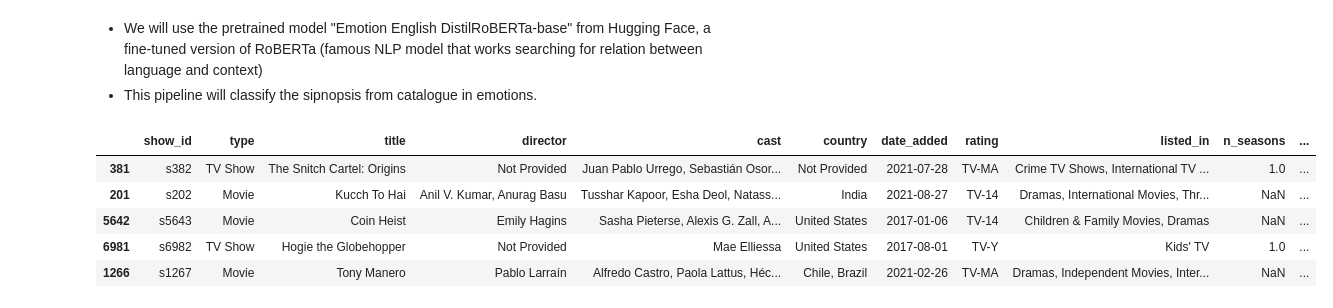
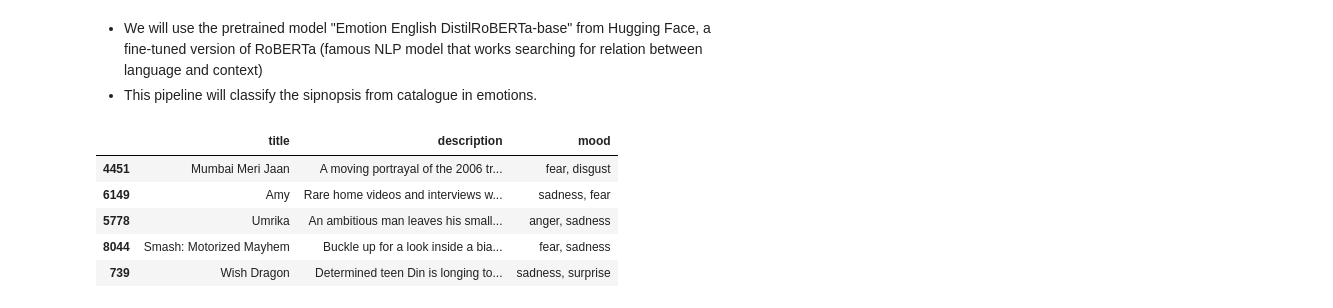
Before and after one commit to TonioDominguez/Netflix_mood_recommender, a Jupyter notebook: Sentiment_Analysis_Model.ipynb, the cells around one changed output. Saved outputs shown, nothing was run; the diff lists cells and outputs as text; code cells hidden in the pictures.

Commit message:
up2date

```diff
--- a/Netflx_mood_recommender.ipynb
+++ b/Sentiment_Analysis_Model.ipynb
@@ -68,6 +69,7 @@ tokenizer = AutoTokenizer.from_pretrained(MODEL)
 model = AutoModelForSequenceClassification.from_pretrained(MODEL)
 # %%
 # Define a function that tokenize all sypnosis, apply the pretrained model and finally obtain the sentiment mood label
+# We will save two sentiments per title. Neutral sentiment will be omitted.
 
 def mooder(text):
     encoded_text = tokenizer(text, return_tensors="pt")
@@ -85,7 +87,7 @@ def mooder(text):
     sorted_scores = sorted(sc_label.items(), key= lambda item: item[1], reverse=True)
     top_moods = []
     for mood, score in sorted_scores:
-        if mood != "neutral" and score > 1.5:
+        if mood != "neutral":
             top_moods.append(mood)
         if len(top_moods) == 2:
             break
@@ -95,14 +97,18 @@ def mooder(text):
 # Create a new column that matches emotion with each entry
 
 df["mood"] = df["description"].apply(mooder)
+# %%
+# This new column contains a list of labels for each entry, let's transform them into a string of words for better processing
+
+df["mood"] = df["mood"].apply(lambda x: ", ".join(x))
 # %%
 # Check the df updated with moods
 
-df.sample(5)
+df[["title","description","mood"]].sample(5)
 # %% [output]
-|  | show_id | type | title | director | cast | country | date_added | rating | listed_in | n_seasons | ... |
-| 381 | s382 | TV Show | The Snitch Cartel: Origins | Not Provided | Juan Pablo Urrego, Sebastián Osor... | Not Provided | 2021-07-28 | TV-MA | Crime TV Shows, International TV ... | 1.0 | ... |
-| 201 | s202 | Movie | Kucch To Hai | Anil V. Kumar, Anurag Basu | Tusshar Kapoor, Esha Deol, Natass... | India | 2021-08-27 | TV-14 | Dramas, International Movies, Thr... | NaN | ... |
-| 5642 | s5643 | Movie | Coin Heist | Emily Hagins | Sasha Pieterse, Alexis G. Zall, A... | United States | 2017-01-06 | TV-14 | Children & Family Movies, Dramas | NaN | ... |
-| 6981 | s6982 | TV Show | Hogie the Globehopper | Not Provided | Mae Elliessa | United States | 2017-08-01 | TV-Y | Kids' TV | 1.0 | ... |
-| 1266 | s1267 | Movie | Tony Manero | Pablo Larraín | Alfredo Castro, Paola Lattus, Héc... | Chile, Brazil | 2021-02-26 | TV-MA | Dramas, Independent Movies, Inter... | NaN | ... |
+|  | title | description | mood |
+| 4451 | Mumbai Meri Jaan | A moving portrayal of the 2006 tr... | fear, disgust |
+| 6149 | Amy | Rare home videos and interviews w... | sadness, fear |
+| 5778 | Umrika | An ambitious man leaves his small... | anger, sadness |
+| 8044 | Smash: Motorized Mayhem | Buckle up for a look inside a bia... | fear, sadness |
+| 739 | Wish Dragon | Determined teen Din is longing to... | sadness, surprise |
```
Also changed, not shown: parts of 6 cells of this notebook, 3 other files.
